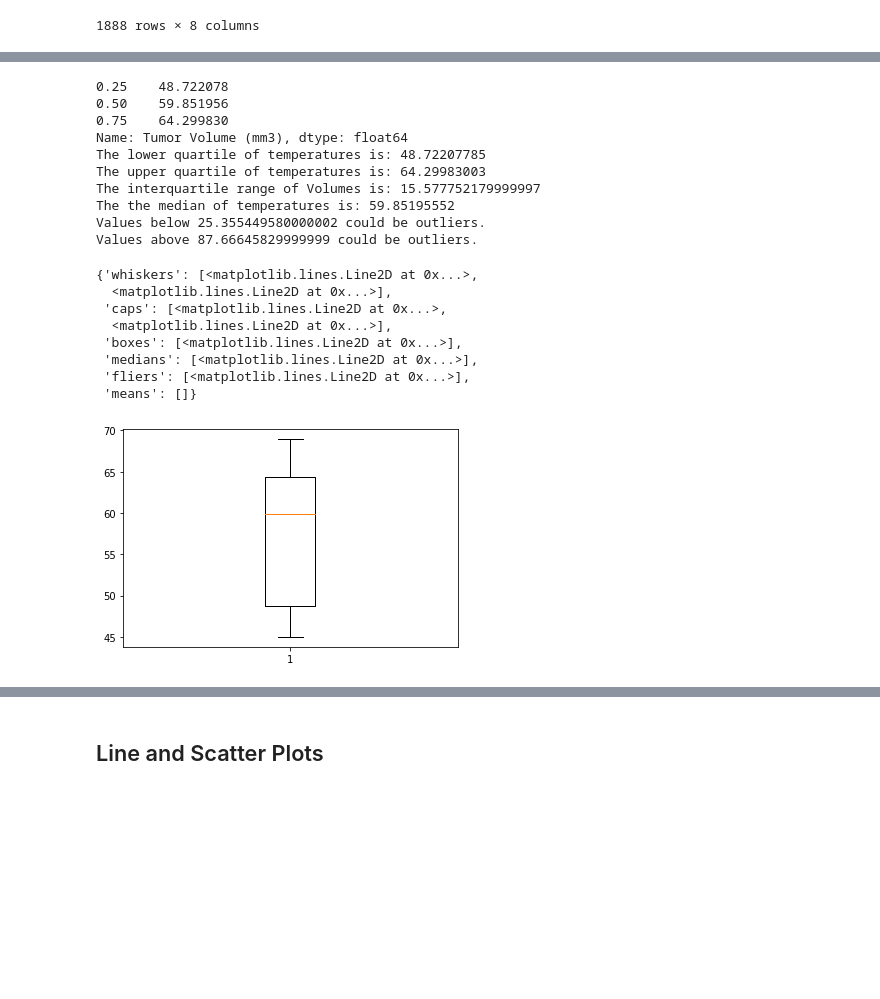
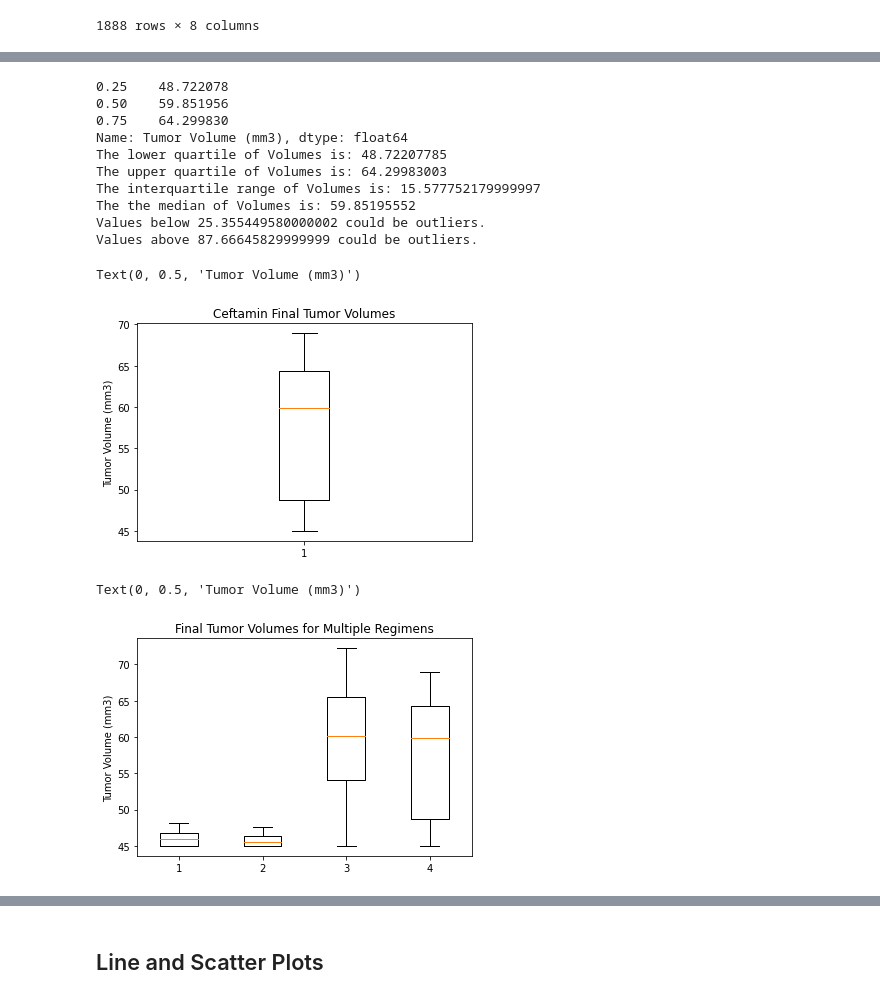
Before and after one commit to cdturner618/Matplotlib-Challenge, a Jupyter notebook: Pymaceuticals/pymaceuticals_starter.ipynb, the cells around one changed output, grey strips where cells are left out. Drawn from its saved outputs; the diff is of its cells as text; code cells hidden in the pictures; blank space fills up the shorter version.

```diff
--- a/Pymaceuticals/pymaceuticals_starter.ipynb
+++ b/Pymaceuticals/pymaceuticals_starter.ipynb
@@ -440,42 +430,47 @@ Values above 82.74144559000001 could be outliers.
 # %%
 # Calculate the IQR and quantitatively determine if there are any potential outliers.
 quartiles = Ceftamin_Volume.quantile([.25,.5,.75])
 print(quartiles)
 lowerq = quartiles[0.25]
 upperq = quartiles[0.75]
 iqr = upperq-lowerq
-print(f"The lower quartile of temperatures is: {lowerq}")
-print(f"The upper quartile of temperatures is: {upperq}")
+print(f"The lower quartile of Volumes is: {lowerq}")
+print(f"The upper quartile of Volumes is: {upperq}")
 print(f"The interquartile range of Volumes is: {iqr}")
-print(f"The the median of temperatures is: {quartiles[0.5]} ")
+print(f"The the median of Volumes is: {quartiles[0.5]} ")
 
 lower_bound = lowerq - (1.5*iqr)
 upper_bound = upperq + (1.5*iqr)
 print(f"Values below {lower_bound} could be outliers.")
 print(f"Values above {upper_bound} could be outliers.")
 
 # Generate a box plot of the final tumor volume of each mouse across four regimens of interest
-plt.boxplot(Ceftamin["Tumor Volume (mm3)"])
+plot4=Ceftamin["Tumor Volume (mm3)"]
+plt.boxplot(plot4)
+plt.title('Ceftamin Final Tumor Volumes')
+plt.ylabel("Tumor Volume (mm3)")
 # %% [output]
 0.25    48.722078
 0.50    59.851956
 0.75    64.299830
 Name: Tumor Volume (mm3), dtype: float64
-The lower quartile of temperatures is: 48.72207785
-The upper quartile of temperatures is: 64.29983003
+The lower quartile of Volumes is: 48.72207785
+The upper quartile of Volumes is: 64.29983003
 The interquartile range of Volumes is: 15.577752179999997
-The the median of temperatures is: 59.85195552
+The the median of Volumes is: 59.85195552
 Values below 25.355449580000002 could be outliers.
 Values above 87.66645829999999 could be outliers.
-{'whiskers': [<matplotlib.lines.Line2D at 0x...>,
-  <matplotlib.lines.Line2D at 0x...>],
- 'caps': [<matplotlib.lines.Line2D at 0x...>,
-  <matplotlib.lines.Line2D at 0x...>],
- 'boxes': [<matplotlib.lines.Line2D at 0x...>],
- 'medians': [<matplotlib.lines.Line2D at 0x...>],
- 'fliers': [<matplotlib.lines.Line2D at 0x...>],
- 'means': []}
+Text(0, 0.5, 'Tumor Volume (mm3)')
-[figure, old version]
+[figure, new version]
+# %%
+# Generate a box plot of the final tumor volume of each mouse across four regimens of interest
+plot5=[plot1,plot2,plot3,plot4]
+plt.boxplot(plot5)
+plt.title("Final Tumor Volumes for Multiple Regimens")
+plt.ylabel("Tumor Volume (mm3)")
+# %% [output]
+Text(0, 0.5, 'Tumor Volume (mm3)')
+[figure, added]
 # %%
 # Put treatments into a list for for loop (and later for plot labels)
 Treatments=["Capomulin","Ramicane","Infubinol","Ceftamin"]
```
Also changed, not shown: parts of 5 cells of this notebook.
